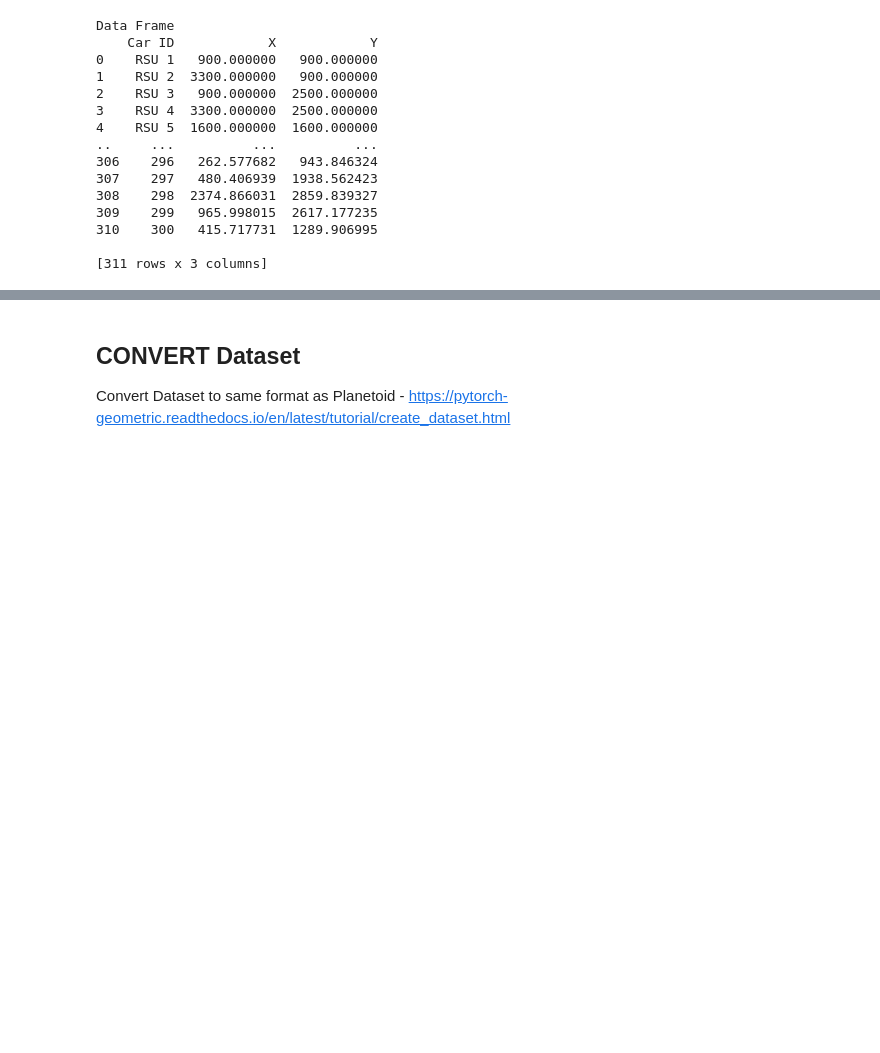
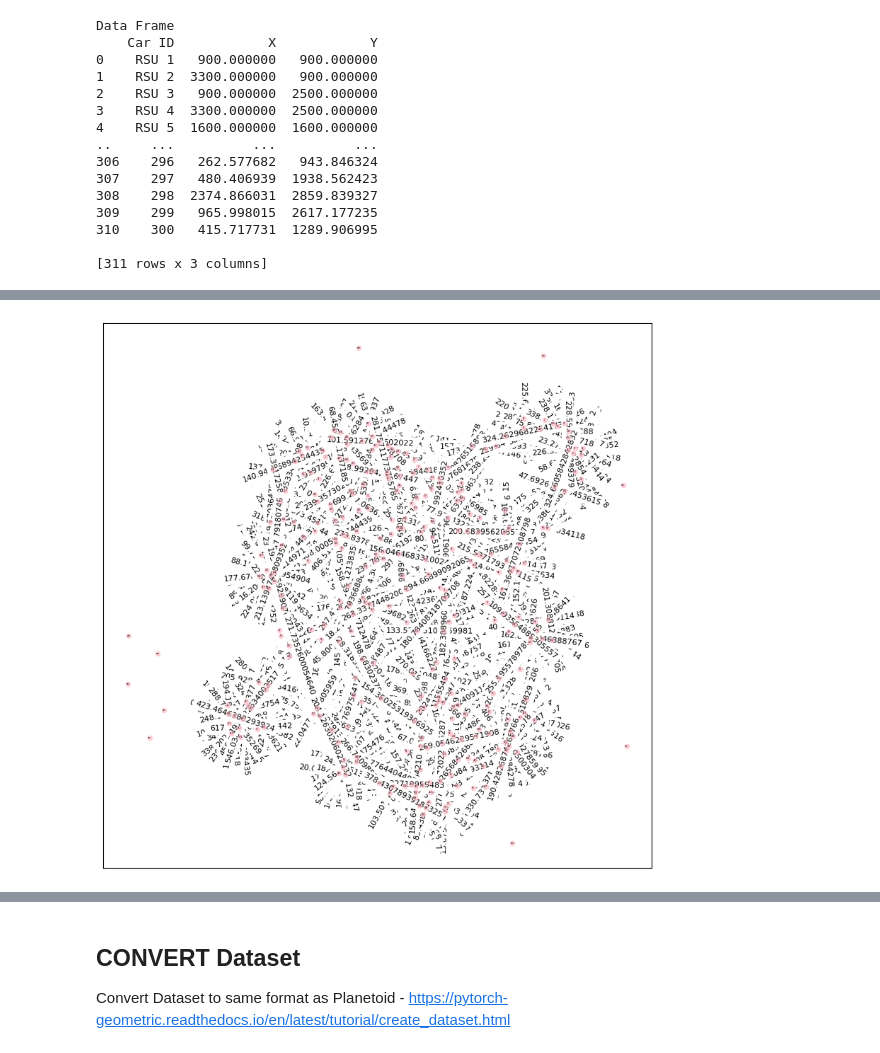
Before and after one commit to jegraham/Phase-1-Basic-GNN, a Jupyter notebook: Graham,_Jessica_Simple_GNN_Phase_1.ipynb, the cells around one changed output, grey strips where cells are left out. Cells and saved outputs as stored; diff of their text form; code cells hidden in the pictures; blank space fills up the shorter version.

```diff
--- a/Graham,_Jessica_Simple_GNN_Phase_1.ipynb
+++ b/Graham,_Jessica_Simple_GNN_Phase_1.ipynb
@@ -181,23 +184,28 @@ plt.show()
 # %%
 # Plotting Graph (Version 2) - ----> HELP: Generates a circle????
 # Displaying the Graph Distance Similar to Inspiration from Nazanin - https://github.com/nazaninmehregan/5P30-Final-Project/blob/master/5P30_Final_Project.ipynb
 
 # generate a layout for the graph nodes
 pos = nx.spring_layout(G, k=1.1, iterations=50, seed=42)
 
+fig, ax = plt.subplots(figsize=(10, 10))
+
+
 # draw the nodes of the graph
-nx.draw_networkx_nodes(G, pos, node_size=100, node_color='pink', alpha=0.7, edgecolors='pink')
-nx.draw_networkx_labels(G, pos, font_size=8, font_family='sans-serif')
+nx.draw_networkx_nodes(G, pos, node_size=20, node_color='pink', alpha=0.7, edgecolors='pink')
+nx.draw_networkx_labels(G, pos, font_size=2, font_family='sans-serif')
 
 # draw the edges of the graph
 nx.draw_networkx_edges(G, pos, edge_color='gray', alpha=0.5)
 
 # get the edge weights as a dictionary
 edge_labels = nx.get_edge_attributes(G, 'weight')
 
 # draw the edge weights as labels
 nx.draw_networkx_edge_labels(G, pos, edge_labels=edge_labels, font_size=8)
 
 # display the graph
 
 plt.show()
+# %% [output]
+[figure, added]
```
Also changed, not shown: parts of 5 cells of this notebook.
